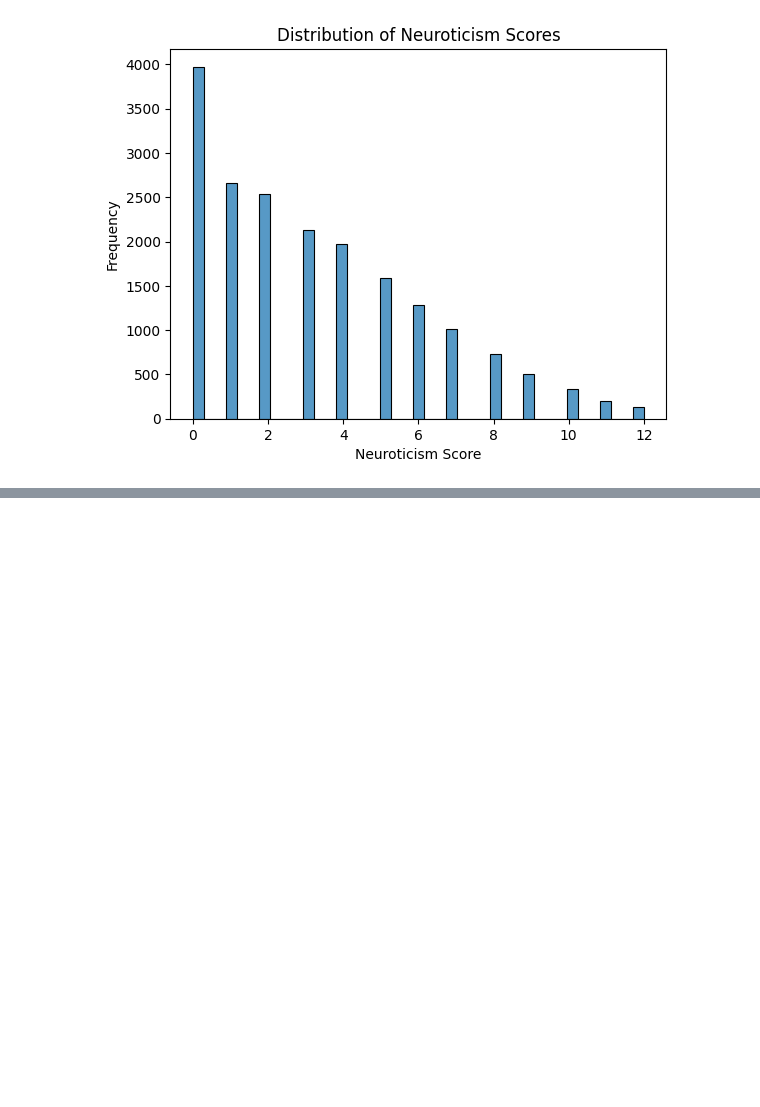
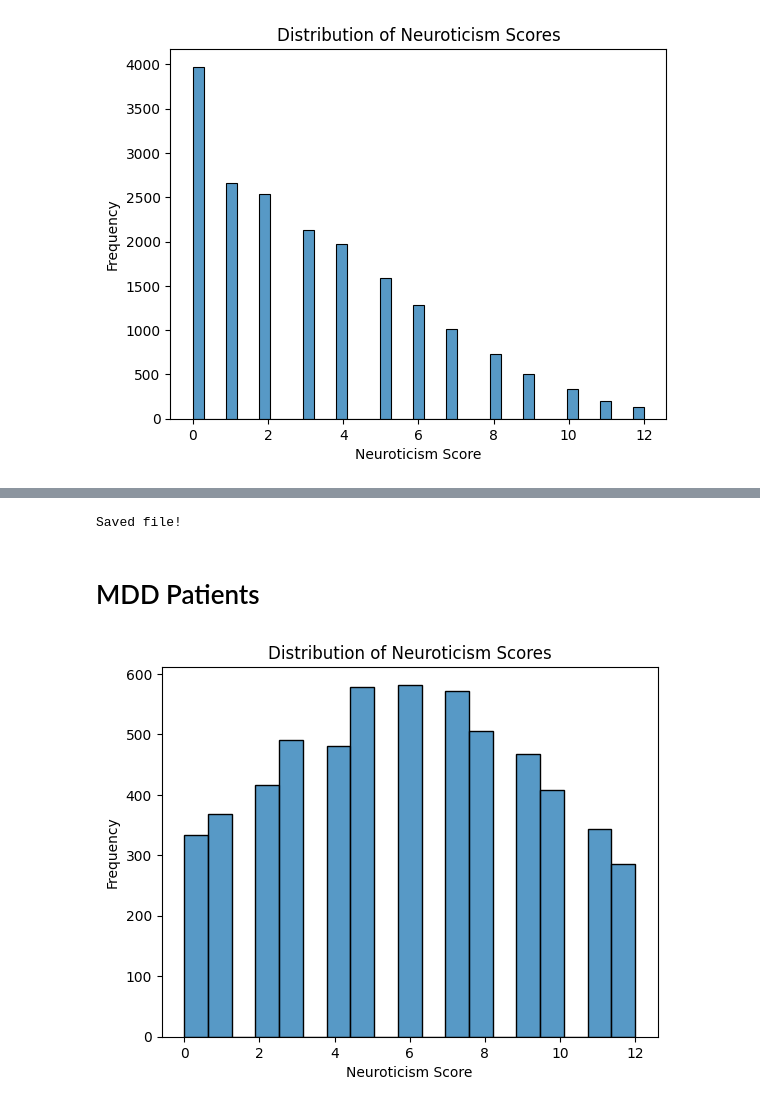
Before and after one commit to bailey168/MIND_models, a Jupyter notebook: NEO/lm.ipynb, the cells around one changed output, grey strips where cells are left out. Drawn from its saved outputs; the diff is of its cells as text; code cells hidden in the pictures; blank space fills up the shorter version.

```diff
--- a/NEO/lm.ipynb
+++ b/NEO/lm.ipynb
@@ -108,0 +132,10 @@ Results shape: (210, 222)
+# %%
+# Save results to CSV files
+output_dir = '/Users/baileyng/MIND_data/ukb_NEO/'
+
+# Save complete results
+results_df.to_csv(f'{output_dir}NEO_lm_results_healthy.csv', index=False)
+
+print("Saved file!")
+# %% [output]
+Saved file!
@@ -108,0 +167,14 @@ Results shape: (210, 222)
+# %% [markdown]
+# MDD Patients
+# %%
+input_path = '/Users/baileyng/MIND_data/ukb_NEO/NEO_tabular_all_MDD.csv'
+df = pd.read_csv(input_path, index_col=0)
+
+# Histogram
+sns.histplot(df['20127-0.0'])
+plt.title('Distribution of Neuroticism Scores')
+plt.xlabel('Neuroticism Score')
+plt.ylabel('Frequency')
+plt.show()
+# %% [output]
+[figure, added]
```
Also changed, not shown: parts of 11 cells of this notebook, 2 other files.
